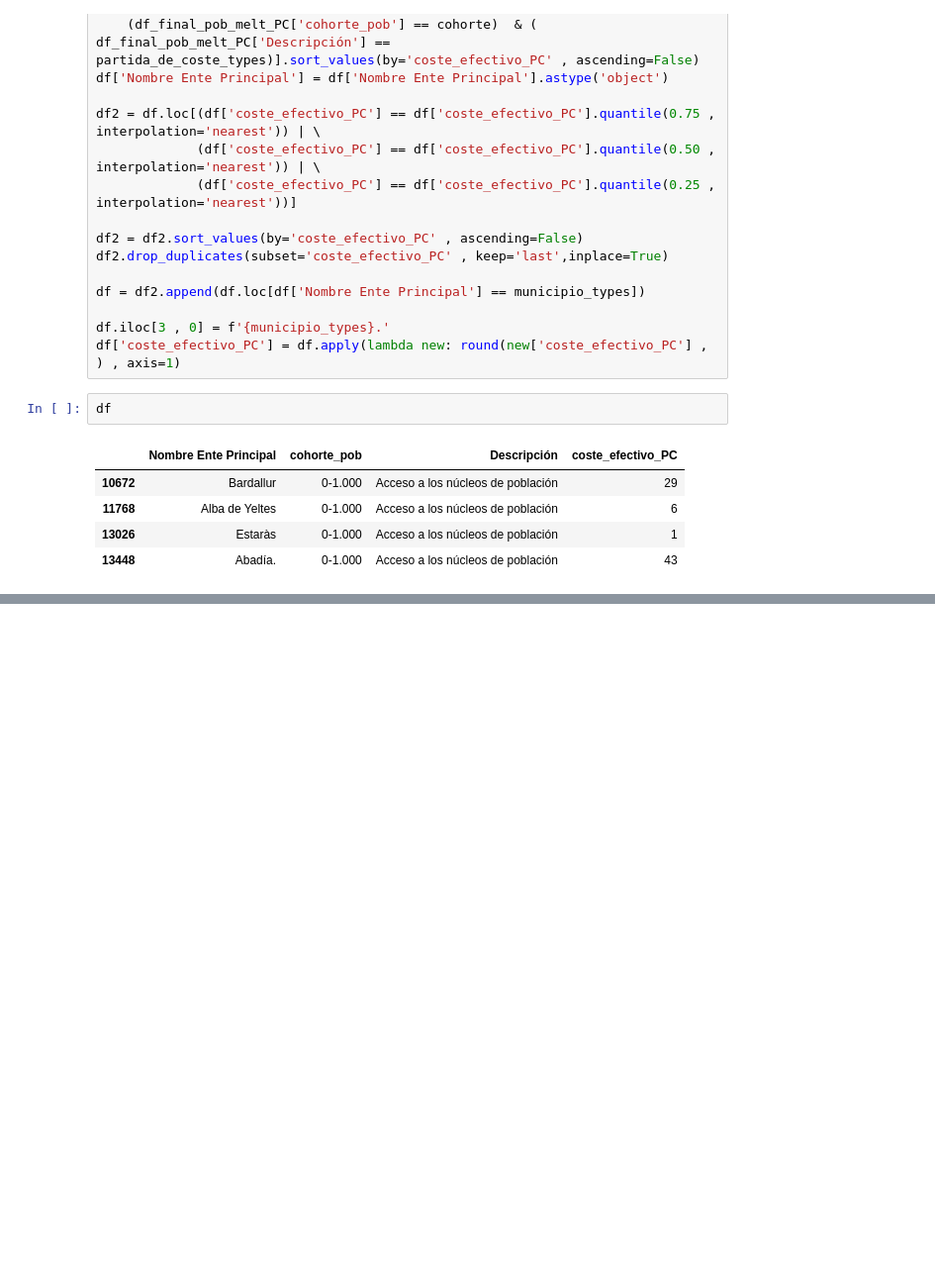
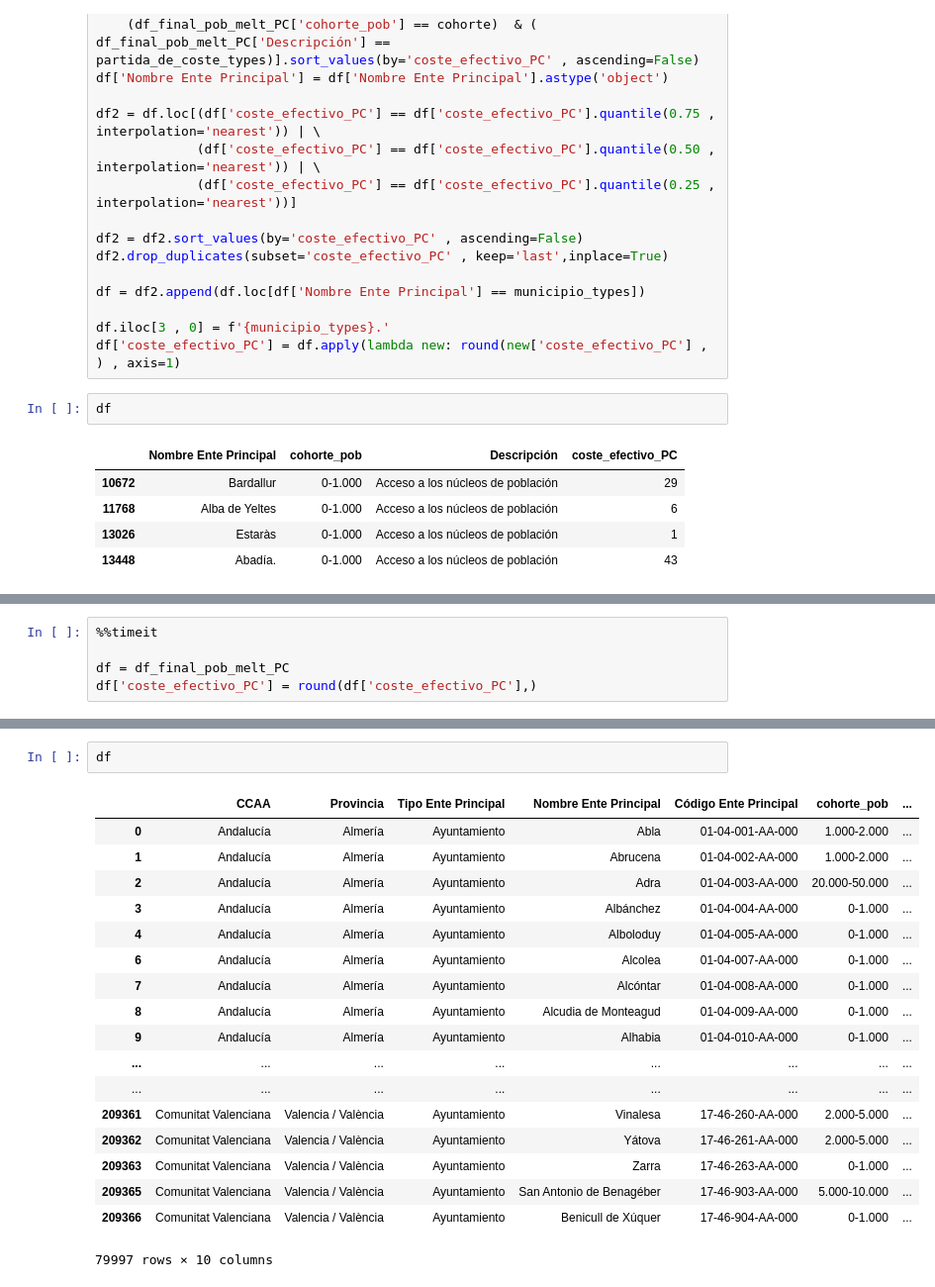
Before and after one commit to carpiero/DataTown, a Jupyter notebook: notebooks/Notebook_004.ipynb, the cells around one changed output, grey strips where cells are left out. Shown: that part at 99% size. Cells and saved outputs as stored; diff of their text form; blank space fills up the shorter version.

```diff
--- a/notebooks/Notebook_004.ipynb
+++ b/notebooks/Notebook_004.ipynb
@@ -205,0 +273,5 @@ df
+# %%
+%%timeit
+
+df = df_final_pob_melt_PC
+df['coste_efectivo_PC'] = round(df['coste_efectivo_PC'],)
@@ -205,0 +280,21 @@ df
+# %%
+df
+# %% [output]
+|  | CCAA | Provincia | Tipo Ente Principal | Nombre Ente Principal | Código Ente Principal | cohorte_pob | ... |
+| 0 | Andalucía | Almería | Ayuntamiento | Abla | 01-04-001-AA-000 | 1.000-2.000 | ... |
+| 1 | Andalucía | Almería | Ayuntamiento | Abrucena | 01-04-002-AA-000 | 1.000-2.000 | ... |
+| 2 | Andalucía | Almería | Ayuntamiento | Adra | 01-04-003-AA-000 | 20.000-50.000 | ... |
+| 3 | Andalucía | Almería | Ayuntamiento | Albánchez | 01-04-004-AA-000 | 0-1.000 | ... |
+| 4 | Andalucía | Almería | Ayuntamiento | Alboloduy | 01-04-005-AA-000 | 0-1.000 | ... |
+| 6 | Andalucía | Almería | Ayuntamiento | Alcolea | 01-04-007-AA-000 | 0-1.000 | ... |
+| 7 | Andalucía | Almería | Ayuntamiento | Alcóntar | 01-04-008-AA-000 | 0-1.000 | ... |
+| 8 | Andalucía | Almería | Ayuntamiento | Alcudia de Monteagud | 01-04-009-AA-000 | 0-1.000 | ... |
+| 9 | Andalucía | Almería | Ayuntamiento | Alhabia | 01-04-010-AA-000 | 0-1.000 | ... |
+| ... | ... | ... | ... | ... | ... | ... | ... |
+| ... | ... | ... | ... | ... | ... | ... | ... |
+| 209361 | Comunitat Valenciana | Valencia / València | Ayuntamiento | Vinalesa | 17-46-260-AA-000 | 2.000-5.000 | ... |
+| 209362 | Comunitat Valenciana | Valencia / València | Ayuntamiento | Yátova | 17-46-261-AA-000 | 2.000-5.000 | ... |
+| 209363 | Comunitat Valenciana | Valencia / València | Ayuntamiento | Zarra | 17-46-263-AA-000 | 0-1.000 | ... |
+| 209365 | Comunitat Valenciana | Valencia / València | Ayuntamiento | San Antonio de Benagéber | 17-46-903-AA-000 | 5.000-10.000 | ... |
+| 209366 | Comunitat Valenciana | Valencia / València | Ayuntamiento | Benicull de Xúquer | 17-46-904-AA-000 | 0-1.000 | ... |
+79997 rows × 10 columns
```
Also changed, not shown: parts of 5 cells of this notebook, 3 other files.
